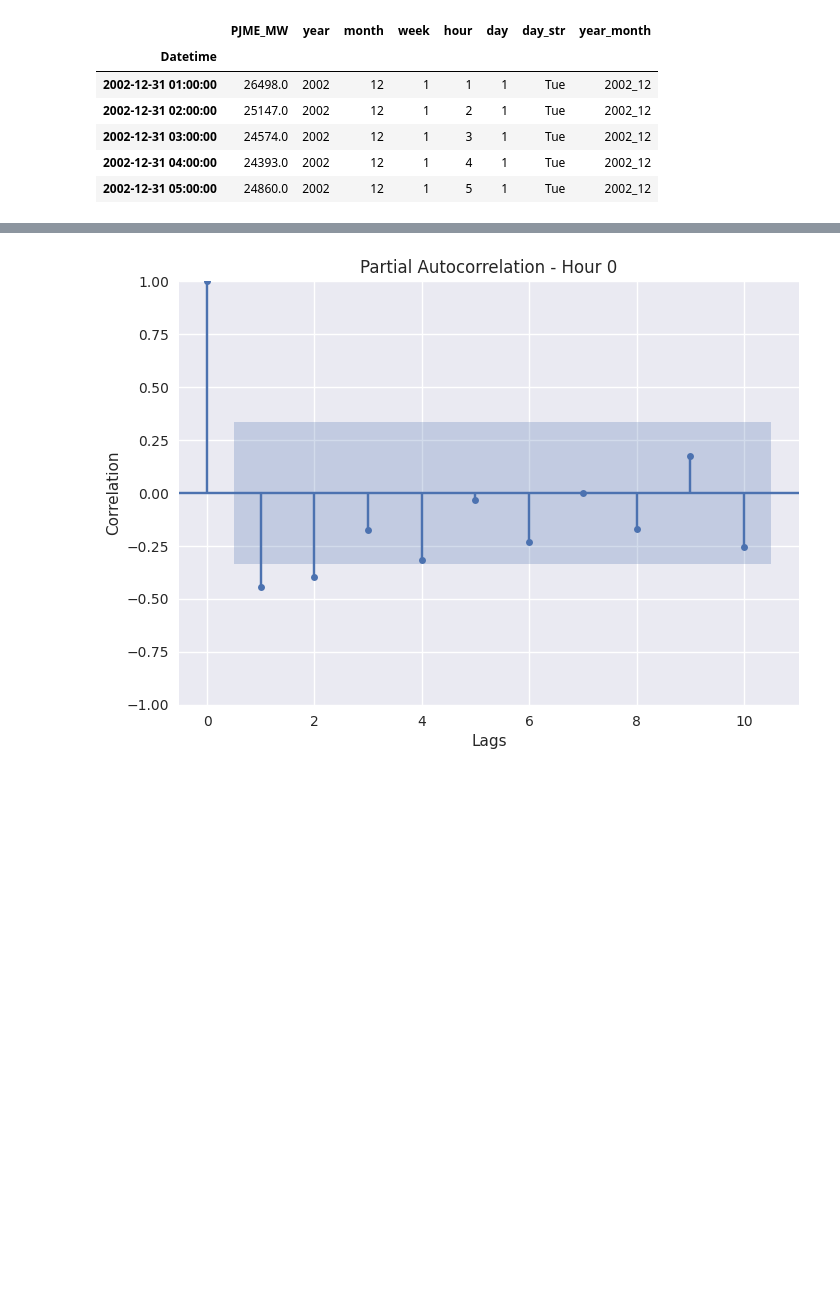
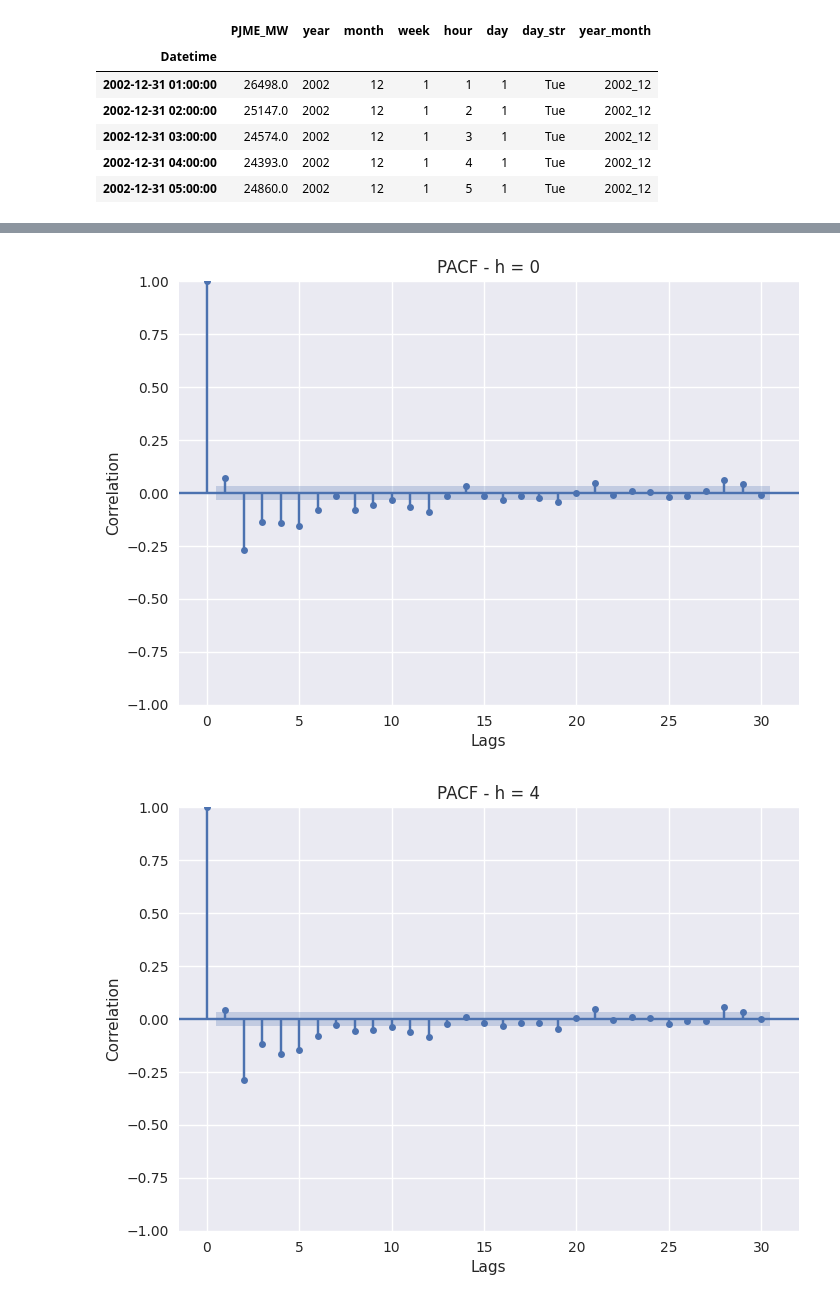
Before and after one commit to Ehat825/Timerseriesgroup, a Jupyter notebook: casestudySample.ipynb, the cells around one changed output, grey strips where cells are left out. Drawn from its saved outputs; the diff is of its cells as text; code cells hidden in the pictures; blank space fills up the shorter version.

```diff
--- a/casestudySample.ipynb
+++ b/casestudySample.ipynb
@@ -244,17 +242,16 @@ ModuleNotFoundError: No module named 'statsmodels'
 # %%
 #Step 6: Lag Analysis
-
 from statsmodels.graphics.tsaplots import plot_pacf
 
-actual = df['value']
-hours_of_interest = range(0, 1, 1)
+actual = df['PJME_MW']
+hours = range(0, 24, 4)
 
-for hour in hours_of_interest:
-    hour_data = actual[actual.index.hour == hour].diff().dropna()
-    plot_pacf(hour_data, lags=10, alpha=0.01)
-    plt.title(f'Partial Autocorrelation - Hour {hour}')
+for hour in hours:
+    plot_pacf(actual[actual.index.hour == hour].diff().dropna(), lags=30, alpha=0.01)
+    plt.title(f'PACF - h = {hour}')
     plt.ylabel('Correlation')
     plt.xlabel('Lags')
     plt.show()
 # %% [output]
-[figure, old version]
+[figure, new version]
+[figure, added]
```
Also changed, not shown: parts of 11 cells of this notebook.
